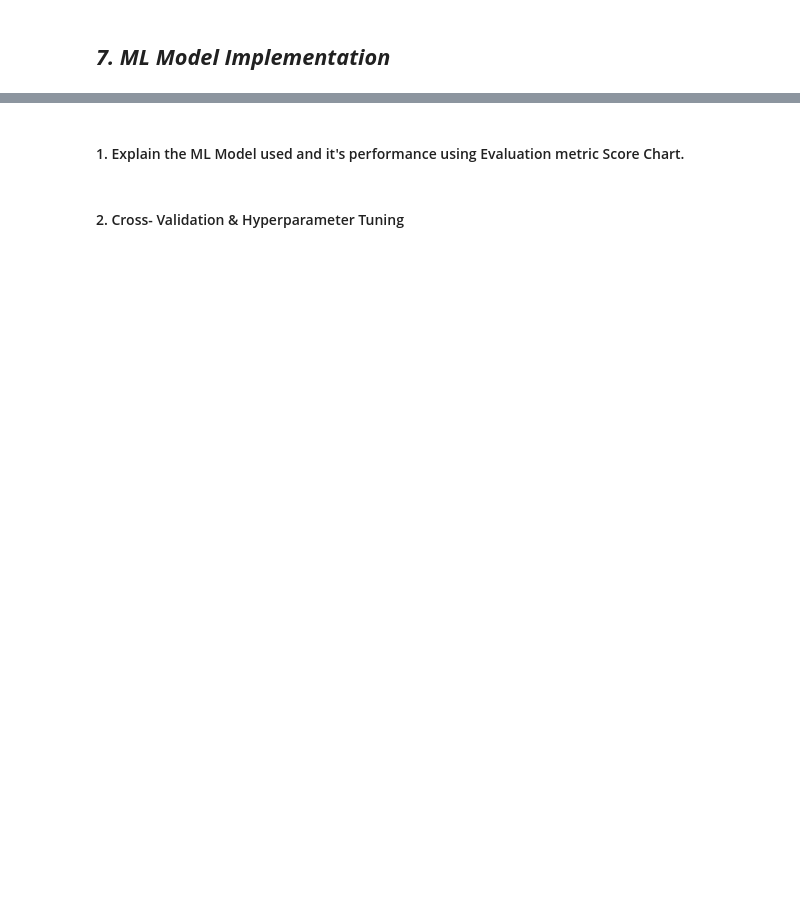
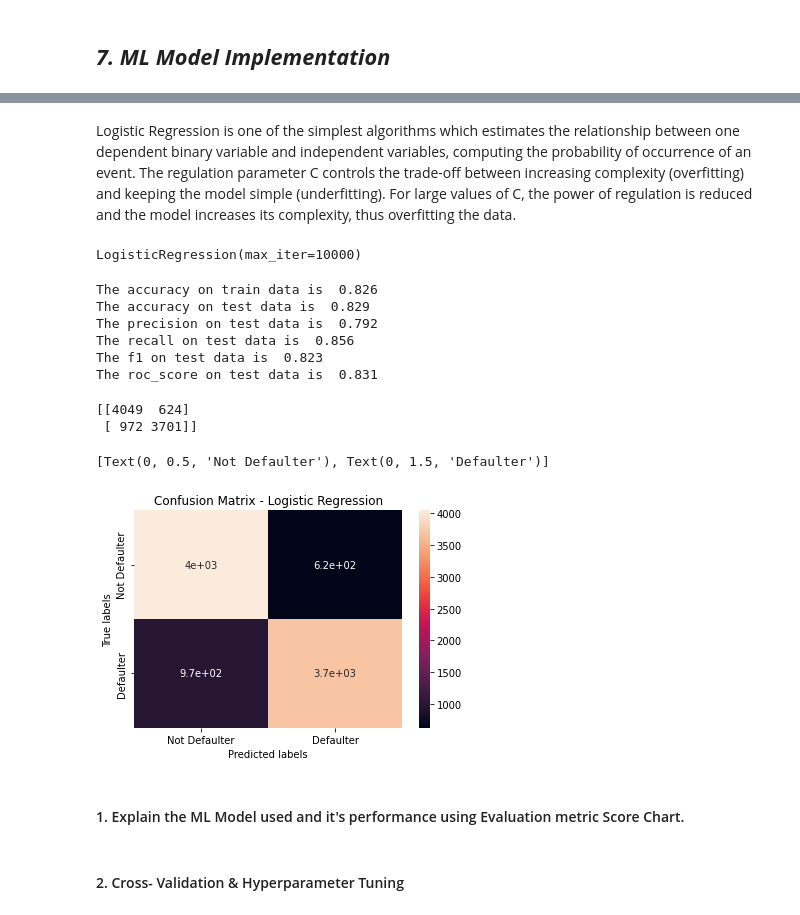
Before and after one commit to KartikKumar7070/Classification_Credit_Card_Default_Prediction, a Jupyter notebook: ML_Classification_Credit_Card_Defalut_Prediction.ipynb, the cells around one changed output, grey strips where cells are left out. Cells and saved outputs as stored; diff of their text form; code cells hidden in the pictures; blank space fills up the shorter version.

```diff
--- a/ML_Classification_Credit_Card_Defalut_Prediction.ipynb
+++ b/ML_Classification_Credit_Card_Defalut_Prediction.ipynb
@@ -1089,2 +1164,4 @@ Answer Here.
 # %%
 # Scaling your data
+scaler = StandardScaler()
+X = scaler.fit_transform(X)
@@ -1106,3 +1177,6 @@ Answer Here.
 ### 8. Data Splitting
 # %%
 # Split your data to train and test. Choose Splitting ratio wisely.
+#importing libraries for splitting data into training and testing dataset
+from sklearn.model_selection import train_test_split
+X_train, X_test, y_train, y_test = train_test_split(X, y, test_size=0.2,random_state=42, stratify=y)
@@ -1135,3 +1219,58 @@ Answer Here.
+# %% [markdown]
+Logistic Regression is one of the simplest algorithms which estimates the relationship between one dependent binary variable and independent variables, computing the probability of occurrence of an event. The regulation parameter C controls the trade-off between increasing complexity (overfitting) and keeping the model simple (underfitting). For large values of C, the power of regulation is reduced and the model increases its complexity, thus overfitting the data.
+# %%
+#fitting data into Logistic Regression
+logi = LogisticRegression(fit_intercept=True, max_iter=10000)
+logi.fit(X_train, y_train)
+# %% [output]
+LogisticRegression(max_iter=10000)
+# %%
+#class prediction of y
+y_pred_logi = logi.predict(X_test)
+y_train_pred_logi=logi.predict(X_train)
+# %%
+#getting all scores for Logistic Regression
+train_accuracy_logi = round(accuracy_score(y_train_pred_logi,y_train), 3)
+accuracy_logi = round(accuracy_score(y_pred_logi,y_test), 3)
+precision_score_logi = round(precision_score(y_pred_logi,y_test), 3)
+recall_score_logi = round(recall_score(y_pred_logi,y_test), 3)
+f1_score_logi = round(f1_score(y_pred_logi,y_test), 3)
+roc_score_logi = round(roc_auc_score(y_pred_logi,y_test), 3)
+
+print("The accuracy on train data is ", train_accuracy_logi)
+print("The accuracy on test data is ", accuracy_logi)
+print("The precision on test data is ", precision_score_logi)
+print("The recall on test data is ", recall_score_logi)
+print("The f1 on test data is ", f1_score_logi)
+print("The roc_score on test data is ", roc_score_logi)
+# %% [output]
+The accuracy on train data is  0.826
+The accuracy on test data is  0.829
+The precision on test data is  0.792
+The recall on test data is  0.856
+The f1 on test data is  0.823
+The roc_score on test data is  0.831
+# %%
+# Get the confusion matrix
+labels = ['Not Defaulter', 'Defaulter']
+cm_logi = confusion_matrix(y_test, y_pred_logi )
+print(cm_logi)
+
+#plot confusion matrix
+ax= plt.subplot()
+sns.heatmap(cm_logi, annot=True, ax = ax)
+
+# labels, title and ticks
+ax.set_xlabel('Predicted labels')
+ax.set_ylabel('True labels')
+ax.set_title('Confusion Matrix - Logistic Regression')
+ax.xaxis.set_ticklabels(labels)
+ax.yaxis.set_ticklabels(labels)
+# %% [output]
+[[4049  624]
+ [ 972 3701]]
+[Text(0, 0.5, 'Not Defaulter'), Text(0, 1.5, 'Defaulter')]
+[figure, added]
 # %% [markdown]
 #### 1. Explain the ML Model used and it's performance using Evaluation metric Score Chart.
 # %%
```
Also changed, not shown: parts of 227 cells of this notebook.
